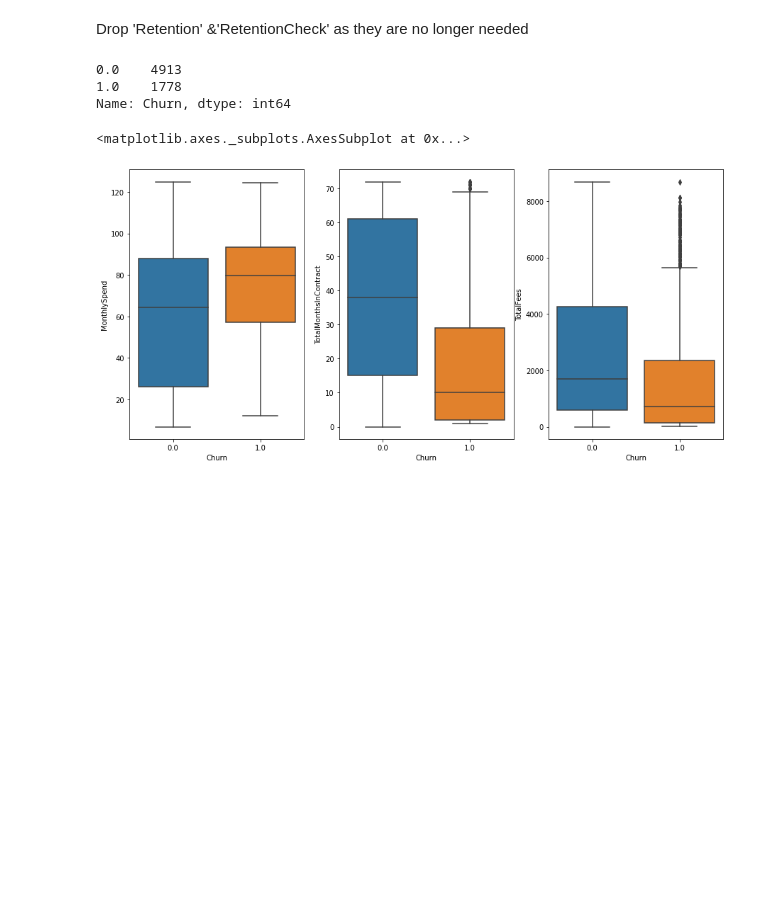
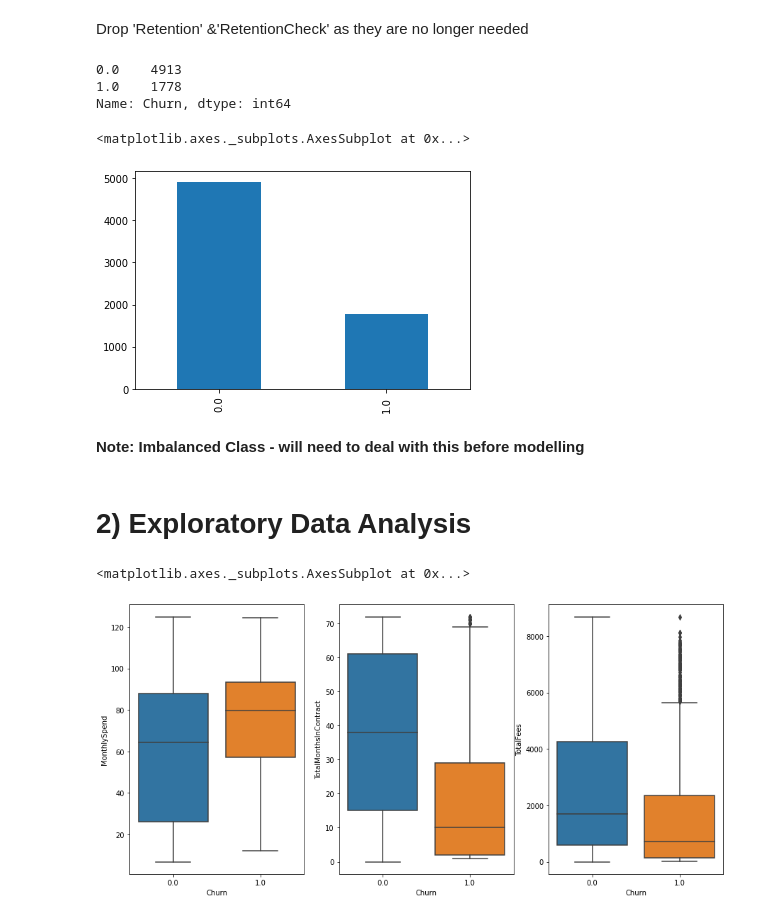
Before and after one commit to t-chapman/telco_churn, a Jupyter notebook: Telco_Churn_Prediction.ipynb, the cells around one changed output. Saved outputs shown, nothing was run; the diff lists cells and outputs as text; code cells hidden in the pictures; blank space fills up the shorter version.

```diff
--- a/Telco_Churn_Prediction.ipynb
+++ b/Telco_Churn_Prediction.ipynb
@@ -210,6 +204,15 @@ df['Churn'].value_counts()
 0.0    4913
 1.0    1778
 Name: Churn, dtype: int64
+# %%
+df['Churn'].value_counts().plot(kind='bar')
+# %% [output]
+<matplotlib.axes._subplots.AxesSubplot at 0x...>
+[figure, added]
+# %% [markdown]
+**Note: Imbalanced Class - will need to deal with this before modelling**
+# %% [markdown]
+# 2) Exploratory Data Analysis
 # %%
 fig, ax = plt.subplots(nrows=1, ncols=3, figsize=(15, 7))
 sns.boxplot(x=df['Churn'], y=df['MonthlySpend'], ax=ax[0])
```
Also changed, not shown: parts of 55 cells of this notebook.
